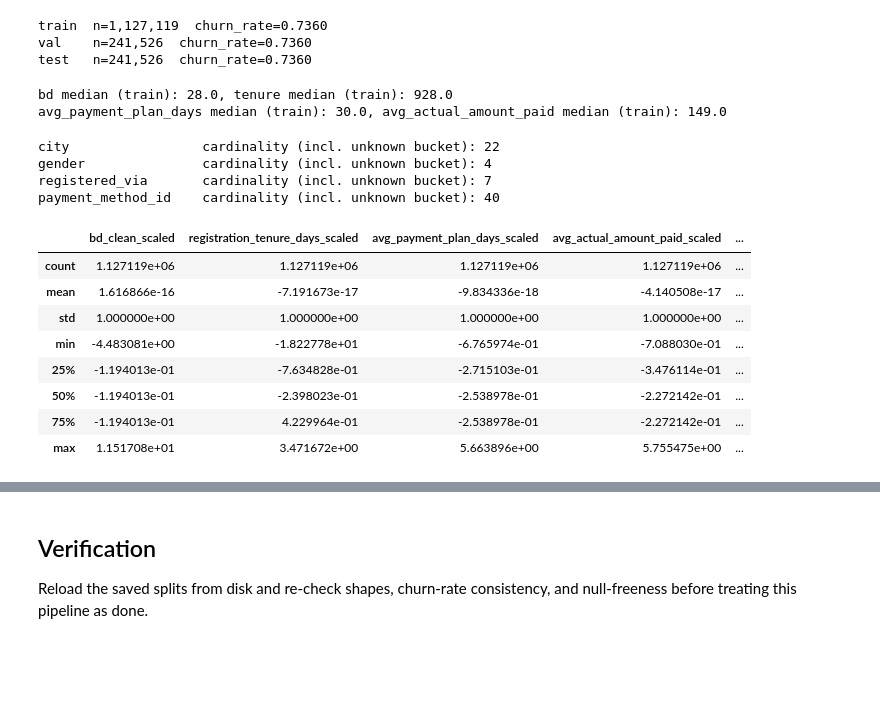
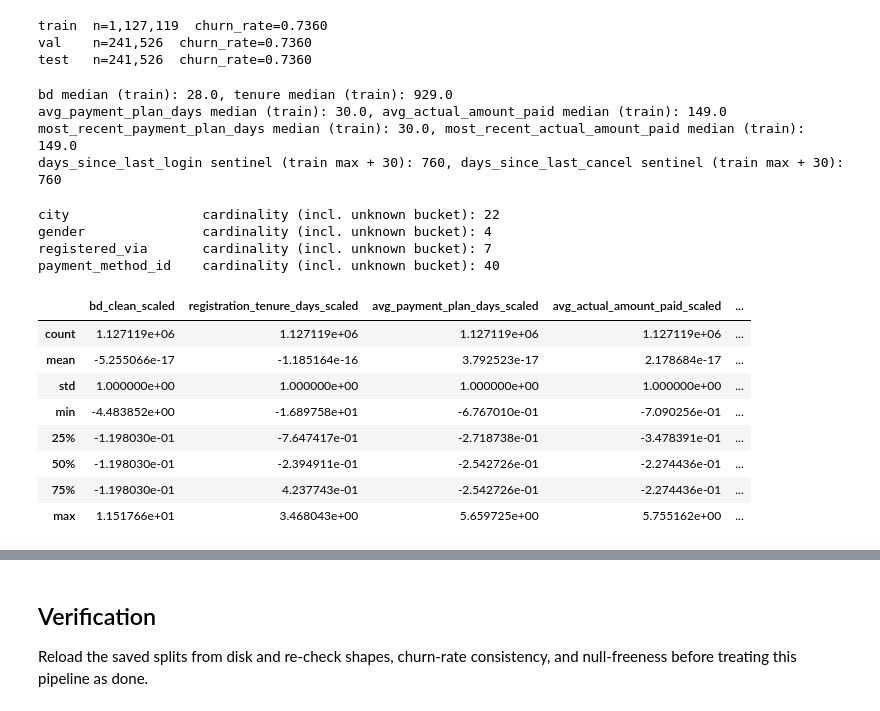
Before and after one commit to jagan010101/kkbox-churn-prediction, a Jupyter notebook: 02_Feature_Engineering.ipynb, the cells around one changed output, grey strips where cells are left out. Drawn from its saved outputs; the diff is of its cells as text; code cells hidden in the pictures; blank space fills up the shorter version.

```diff
--- a/02_Feature_Engineering.ipynb
+++ b/02_Feature_Engineering.ipynb
@@ -231,18 +322,46 @@ tenure_median = train_df["registration_tenure_days"].median()
 # Transaction aggregates: median imputation for users with no pre-cutoff transaction history
 payment_plan_days_median = train_df["avg_payment_plan_days"].median()
 actual_amount_paid_median = train_df["avg_actual_amount_paid"].median()
+# Most-recent-transaction snapshot: same ~3.2K-row null population as avg_payment_plan_days
+# above (the transaction that set ref_date itself has a null payment_plan_days field) -
+# same median-imputation treatment.
+most_recent_plan_days_median = train_df["most_recent_payment_plan_days"].median()
+most_recent_amount_paid_median = train_df["most_recent_actual_amount_paid"].median()
+# Recency sentinels: "never logged in" / "never canceled" before ref_date are legitimate,
+# common states (13.4% / 70.6% of users respectively) - not missing data to impute toward
+# the middle. A sentinel larger than any real observed gap keeps them correctly ordered as
+# "furthest away" for a tree-based split, without needing a separate boolean flag column
+# (empirically confirmed: an explicit never_X flag added no value on top of the sentinel -
+# see 03's feature-ablation notes).
+login_sentinel = train_df["days_since_last_login"].max() + 30
+cancel_sentinel = train_df["days_since_last_cancel"].max() + 30
 print(f"bd median (train): {bd_median}, tenure median (train): {tenure_median}")
 print(f"avg_payment_plan_days median (train): {payment_plan_days_median}, "
       f"avg_actual_amount_paid median (train): {actual_amount_paid_median}")
+print(f"most_recent_payment_plan_days median (train): {most_recent_plan_days_median}, "
+      f"most_recent_actual_amount_paid median (train): {most_recent_amount_paid_median}")
+print(f"days_since_last_login sentinel (train max + 30): {login_sentinel}, "
+      f"days_since_last_cancel sentinel (train max + 30): {cancel_sentinel}")
 
 for split in splits.values():
     split["bd_clean"] = split["bd_clean"].fillna(bd_median)
     split["registration_tenure_days"] = split["registration_tenure_days"].fillna(tenure_median)
     split["avg_payment_plan_days"] = split["avg_payment_plan_days"].fillna(payment_plan_days_median)
     split["avg_actual_amount_paid"] = split["avg_actual_amount_paid"].fillna(actual_amount_paid_median)
+    split["most_recent_payment_plan_days"] = split["most_recent_payment_plan_days"].fillna(most_recent_plan_days_median)
+    split["most_recent_actual_amount_paid"] = split["most_recent_actual_amount_paid"].fillna(most_recent_amount_paid_median)
+    split["days_since_last_login"] = split["days_since_last_login"].fillna(login_sentinel)
+    split["days_since_last_cancel"] = split["days_since_last_cancel"].fillna(cancel_sentinel)
+    # Transaction frequency normalized by tenure, computed only now that tenure has no NaNs -
+    # distinguishes a long-tenured user with few transactions from a new user with few
+    # transactions, which raw num_transactions can't. Negative tenure (data-quality artifact,
+    # same as bd's garbage values) is clipped to 0 so the denominator is always >= 1.
+    split["txn_frequency"] = split["num_transactions"] / (split["registration_tenure_days"].clip(lower=0) + 1)
 # %% [output]
-bd median (train): 28.0, tenure median (train): 928.0
+bd median (train): 28.0, tenure median (train): 929.0
 avg_payment_plan_days median (train): 30.0, avg_actual_amount_paid median (train): 149.0
+most_recent_payment_plan_days median (train): 30.0, most_recent_actual_amount_paid median (train): 149.0
+days_since_last_login sentinel (train max + 30): 760, days_since_last_cancel sentinel (train max + 30): 760
 # %%
 # Label-encode categoricals to integer indices starting at 0; an extra reserved index
 # absorbs missing/unseen categories at val/test/inference time (nn.Embedding-safe).
@@ -275,30 +394,40 @@ gender               cardinality (incl. unknown bucket): 4
 registered_via       cardinality (incl. unknown bucket): 7
 payment_method_id    cardinality (incl. unknown bucket): 40
 # %%
-# StandardScaler on the 7 unbounded numerical columns, fit on train only.
-# is_auto_renew_rate and avg_song_completion are already in [0, 1] and left unscaled.
+# StandardScaler on the unbounded numerical columns, fit on train only.
+# is_auto_renew_rate/is_cancel_rate/avg_discount_rate/avg_song_completion/
+# most_recent_is_auto_renew/most_recent_is_cancel are already in/near [0, 1]
+# (avg_discount_rate can go slightly negative if a user ever paid above list price)
+# and left unscaled.
 SCALE_COLS = [
     "bd_clean", "registration_tenure_days", "avg_payment_plan_days",
     "avg_actual_amount_paid", "num_transactions", "total_secs_log", "daily_active_days",
+    "num_distinct_payment_methods", "avg_num_unq_songs", "recent_engagement_ratio", "txn_frequency",
+    "days_since_last_login", "days_since_last_cancel",
+    "secs_trend_recent_vs_prior", "numunq_trend_recent_vs_prior",
+    "most_recent_payment_plan_days", "most_recent_actual_amount_paid",
 ]
-UNSCALED_NUMERICAL_COLS = ["is_auto_renew_rate", "avg_song_completion"]
+UNSCALED_NUMERICAL_COLS = [
+    "is_auto_renew_rate", "avg_song_completion", "is_cancel_rate", "avg_discount_rate",
+    "most_recent_is_auto_renew", "most_recent_is_cancel",
+]
 
 scaler = StandardScaler()
 scaler.fit(train_df[SCALE_COLS])
 for split in splits.values():
     split[[f"{c}_scaled" for c in SCALE_COLS]] = scaler.transform(split[SCALE_COLS])
 
 train_df[[f"{c}_scaled" for c in SCALE_COLS]].describe()
 # %% [output]
 |  | bd_clean_scaled | registration_tenure_days_scaled | avg_payment_plan_days_scaled | avg_actual_amount_paid_scaled | ... |
 | count | 1.127119e+06 | 1.127119e+06 | 1.127119e+06 | 1.127119e+06 | ... |
-| mean | 1.616866e-16 | -7.191673e-17 | -9.834336e-18 | -4.140508e-17 | ... |
+| mean | -5.255066e-17 | -1.185164e-16 | 3.792523e-17 | 2.178684e-17 | ... |
 | std | 1.000000e+00 | 1.000000e+00 | 1.000000e+00 | 1.000000e+00 | ... |
-| min | -4.483081e+00 | -1.822778e+01 | -6.765974e-01 | -7.088030e-01 | ... |
-| 25% | -1.194013e-01 | -7.634828e-01 | -2.715103e-01 | -3.476114e-01 | ... |
-| 50% | -1.194013e-01 | -2.398023e-01 | -2.538978e-01 | -2.272142e-01 | ... |
-| 75% | -1.194013e-01 | 4.229964e-01 | -2.538978e-01 | -2.272142e-01 | ... |
-| max | 1.151708e+01 | 3.471672e+00 | 5.663896e+00 | 5.755475e+00 | ... |
+| min | -4.483852e+00 | -1.689758e+01 | -6.767010e-01 | -7.090256e-01 | ... |
+| 25% | -1.198030e-01 | -7.647417e-01 | -2.718738e-01 | -3.478391e-01 | ... |
+| 50% | -1.198030e-01 | -2.394911e-01 | -2.542726e-01 | -2.274436e-01 | ... |
+| 75% | -1.198030e-01 | 4.237743e-01 | -2.542726e-01 | -2.274436e-01 | ... |
+| max | 1.151766e+01 | 3.468043e+00 | 5.659725e+00 | 5.755162e+00 | ... |
 # %% [markdown]
 ## Save model-ready splits, encoders, and feature manifest
 
```
Also changed, not shown: parts of 7 cells of this notebook, 51 other files.
